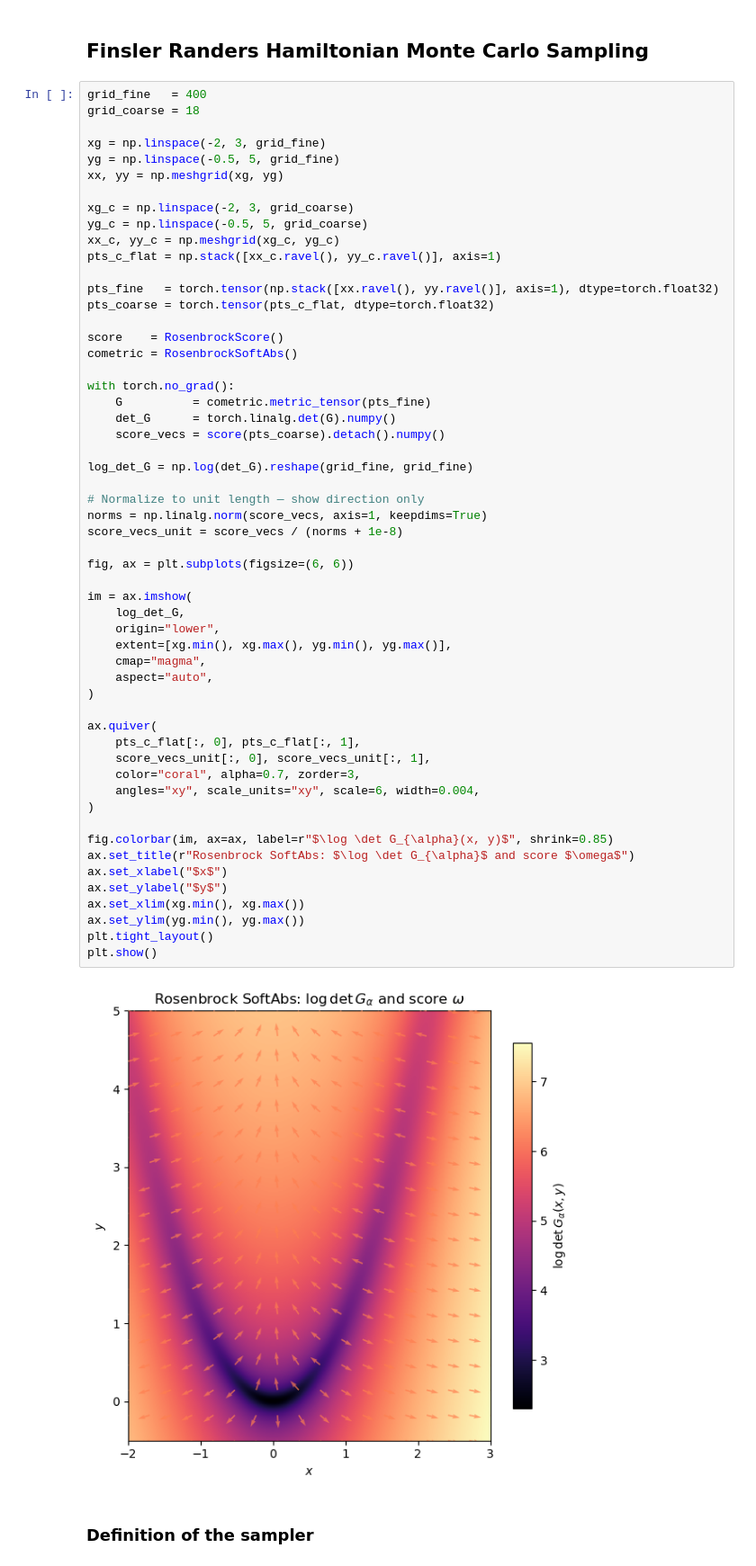
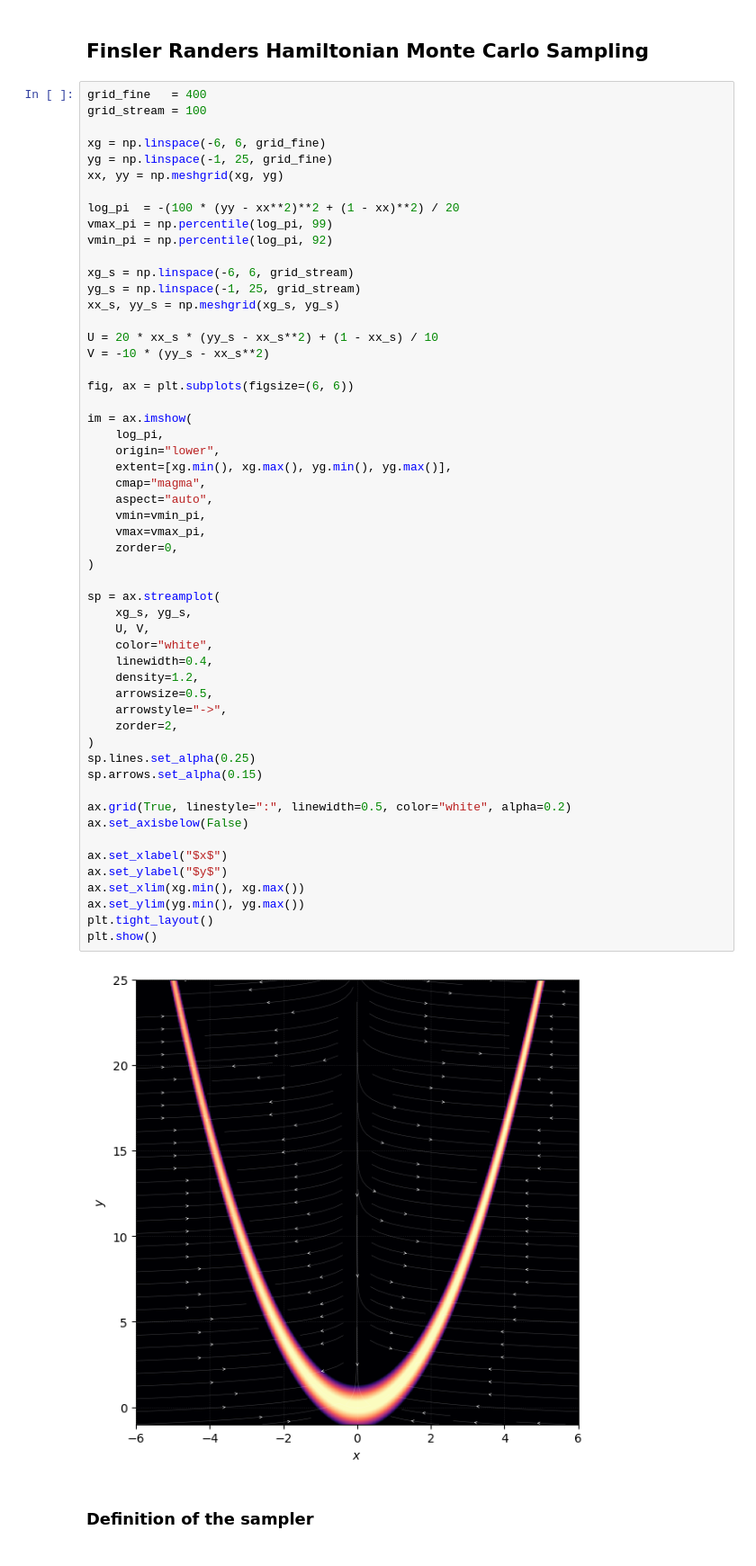
Before and after one commit to abelmaxv/geodesic_toolbox, a Jupyter notebook: internship_experiments/rosenbrock_sampling.ipynb, the cells around one changed output. Shown at 90% size. Drawn from its saved outputs; the diff is of its cells as text.

```diff
--- a/internship_experiments/rosenbrock_sampling.ipynb
+++ b/internship_experiments/rosenbrock_sampling.ipynb
@@ -164,61 +143,60 @@ plt.show()
 ## Finsler Randers Hamiltonian Monte Carlo Sampling
 # %%
 grid_fine   = 400
-grid_coarse = 18
+grid_stream = 100
 
-xg = np.linspace(-2, 3, grid_fine)
-yg = np.linspace(-0.5, 5, grid_fine)
+xg = np.linspace(-6, 6, grid_fine)
+yg = np.linspace(-1, 25, grid_fine)
 xx, yy = np.meshgrid(xg, yg)
 
-xg_c = np.linspace(-2, 3, grid_coarse)
-yg_c = np.linspace(-0.5, 5, grid_coarse)
-xx_c, yy_c = np.meshgrid(xg_c, yg_c)
-pts_c_flat = np.stack([xx_c.ravel(), yy_c.ravel()], axis=1)
+log_pi  = -(100 * (yy - xx**2)**2 + (1 - xx)**2) / 20
+vmax_pi = np.percentile(log_pi, 99)
+vmin_pi = np.percentile(log_pi, 92)
 
-pts_fine   = torch.tensor(np.stack([xx.ravel(), yy.ravel()], axis=1), dtype=torch.float32)
-pts_coarse = torch.tensor(pts_c_flat, dtype=torch.float32)
+xg_s = np.linspace(-6, 6, grid_stream)
+yg_s = np.linspace(-1, 25, grid_stream)
+xx_s, yy_s = np.meshgrid(xg_s, yg_s)
 
-score    = RosenbrockScore()
-cometric = RosenbrockSoftAbs()
-
-with torch.no_grad():
-    G          = cometric.metric_tensor(pts_fine)
-    det_G      = torch.linalg.det(G).numpy()
-    score_vecs = score(pts_coarse).detach().numpy()
-
-log_det_G = np.log(det_G).reshape(grid_fine, grid_fine)
-
-# Normalize to unit length — show direction only
-norms = np.linalg.norm(score_vecs, axis=1, keepdims=True)
-score_vecs_unit = score_vecs / (norms + 1e-8)
+U = 20 * xx_s * (yy_s - xx_s**2) + (1 - xx_s) / 10
+V = -10 * (yy_s - xx_s**2)
 
 fig, ax = plt.subplots(figsize=(6, 6))
 
 im = ax.imshow(
-    log_det_G,
+    log_pi,
     origin="lower",
     extent=[xg.min(), xg.max(), yg.min(), yg.max()],
     cmap="magma",
     aspect="auto",
+    vmin=vmin_pi,
+    vmax=vmax_pi,
+    zorder=0,
 )
 
-ax.quiver(
-    pts_c_flat[:, 0], pts_c_flat[:, 1],
-    score_vecs_unit[:, 0], score_vecs_unit[:, 1],
-    color="coral", alpha=0.7, zorder=3,
-    angles="xy", scale_units="xy", scale=6, width=0.004,
+sp = ax.streamplot(
+    xg_s, yg_s,
+    U, V,
+    color="white",
+    linewidth=0.4,
+    density=1.2,
+    arrowsize=0.5,
+    arrowstyle="->",
+    zorder=2,
 )
+sp.lines.set_alpha(0.25)
+sp.arrows.set_alpha(0.15)
 
-fig.colorbar(im, ax=ax, label=r"$\log \det G_{\alpha}(x, y)$", shrink=0.85)
-ax.set_title(r"Rosenbrock SoftAbs: $\log \det G_{\alpha}$ and score $\omega$")
+ax.grid(True, linestyle=":", linewidth=0.5, color="white", alpha=0.2)
+ax.set_axisbelow(False)
+
 ax.set_xlabel("$x$")
 ax.set_ylabel("$y$")
 ax.set_xlim(xg.min(), xg.max())
 ax.set_ylim(yg.min(), yg.max())
 plt.tight_layout()
 plt.show()
 # %% [output]
-[figure, old version]
+[figure, new version]
 # %% [markdown]
 ### Definition of the sampler
 # %%
```
Also changed, not shown: parts of 8 cells of this notebook.
